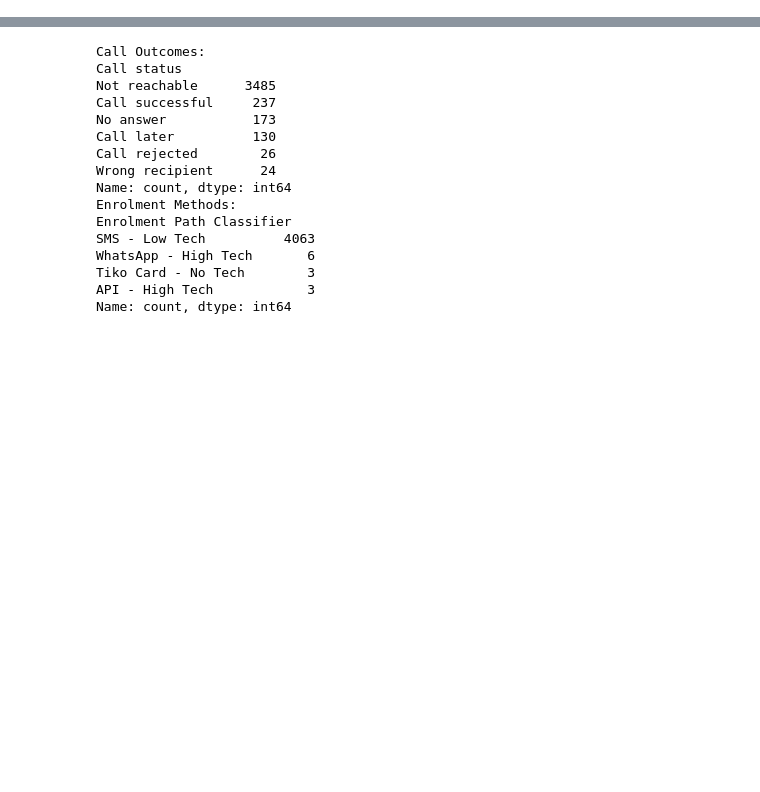
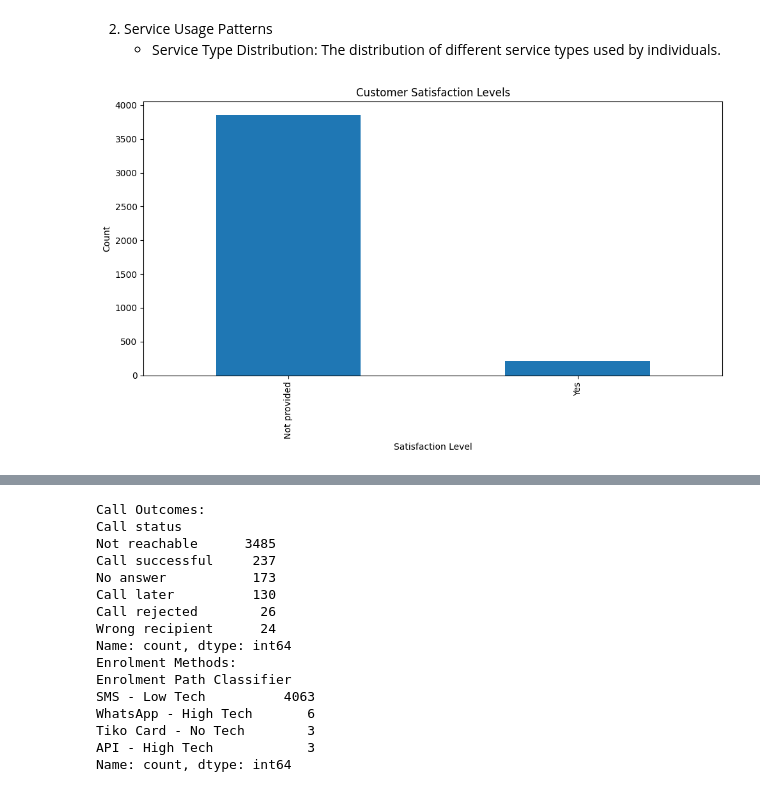
Before and after one commit to Tilda98/Risk_Analyst_Practical, a Jupyter notebook: notebooks/data_visualization.ipynb, the cells around one changed output, grey strips where cells are left out. Saved outputs shown, nothing was run; the diff lists cells and outputs as text; code cells hidden in the pictures; blank space fills up the shorter version.

```diff
--- a/notebooks/data_visualization.ipynb
+++ b/notebooks/data_visualization.ipynb
@@ -84,0 +135,16 @@ clean_merged_data.describe(include='all').T
+# %% [markdown]
+2. Service Usage Patterns
+   - Service Type Distribution: The distribution of different service types used by individuals.
+# %%
+# 3. Customer Satisfaction Levels
+satisfaction_counts = clean_merged_data['Satisfaction'].value_counts()
+plt.figure(figsize=(10, 6))
+satisfaction_counts.plot(kind='bar')
+plt.title('Customer Satisfaction Levels')
+plt.xlabel('Satisfaction Level')
+plt.ylabel('Count')
+plt.tight_layout()
+plt.savefig('../charts/satisfaction_levels.png')
+plt.show()
+# %% [output]
+[figure, added]
```
Also changed, not shown: parts of 43 cells of this notebook, 8 other files.
